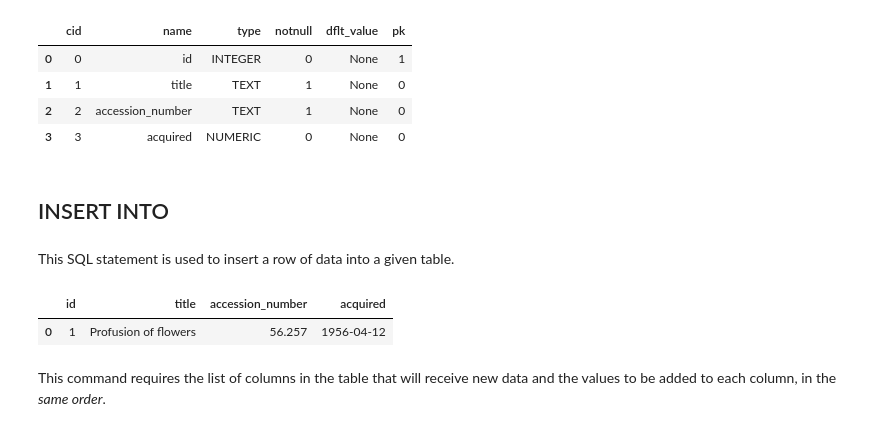
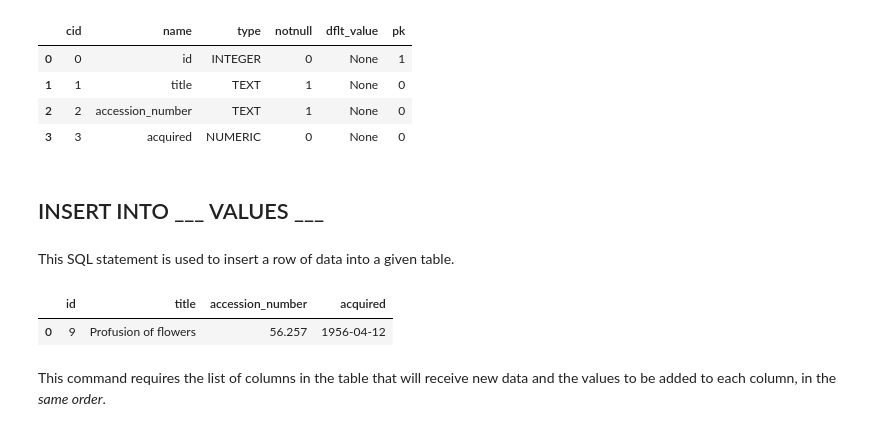
Before and after one commit to engineer-nicolas/cs50sql, a Jupyter notebook: lecture_3_Writing/lecture_3.ipynb, the cells around one changed output. Drawn from its saved outputs; the diff is of its cells as text; code cells hidden in the pictures.

```diff
--- a/lecture_3_Writing/lecture_3.ipynb
+++ b/lecture_3_Writing/lecture_3.ipynb
@@ -53,23 +53,23 @@ pd.read_sql_query(
 | 2 | 2 | accession_number | TEXT | 1 | None | 0 |
 | 3 | 3 | acquired | NUMERIC | 0 | None | 0 |
 # %% [markdown]
-## INSERT INTO
+## INSERT INTO ___ VALUES ___
 # %% [markdown]
 This SQL statement is used to insert a row of data into a given table.
 # %%
 # Execute the INSERT statement
 conn.execute('''
 INSERT INTO "collections" ("id", "title", "accession_number", "acquired")
-VALUES (1, 'Profusion of flowers', '56.257', '1956-04-12');
+VALUES (9, 'Profusion of flowers', '56.257', '1956-04-12');
 ''')
 
 # Save changes to the database
 conn.commit()
 
 pd.read_sql_query('SELECT * FROM collections;', conn)
 # %% [output]
 |  | id | title | accession_number | acquired |
-| 0 | 1 | Profusion of flowers | 56.257 | 1956-04-12 |
+| 0 | 9 | Profusion of flowers | 56.257 | 1956-04-12 |
 # %% [markdown]
 This command requires the list of columns in the table that will receive new data and the values to be added to each column, in the *same order*.
 # %% [markdown]
```
Also changed, not shown: parts of 31 cells of this notebook.
